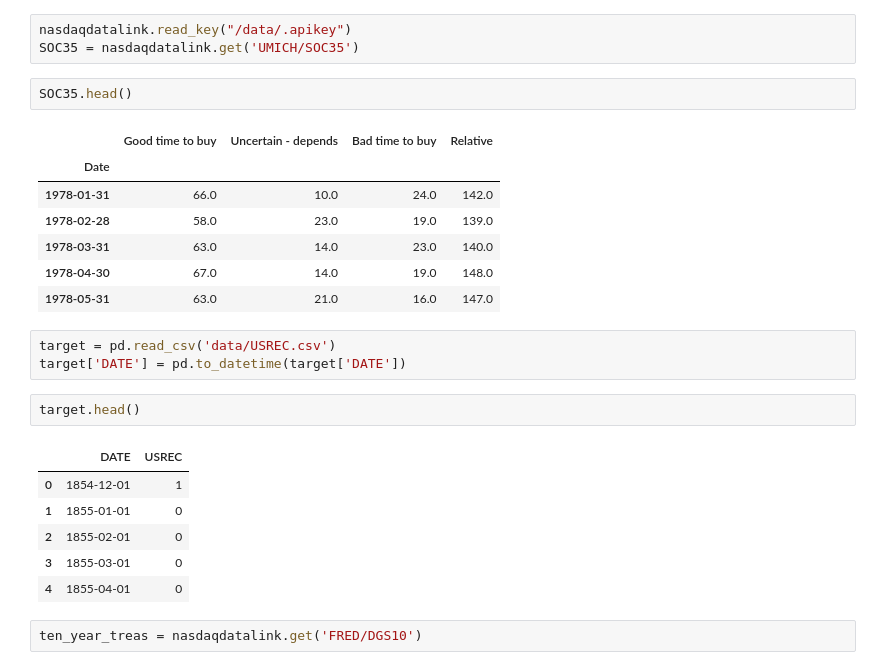
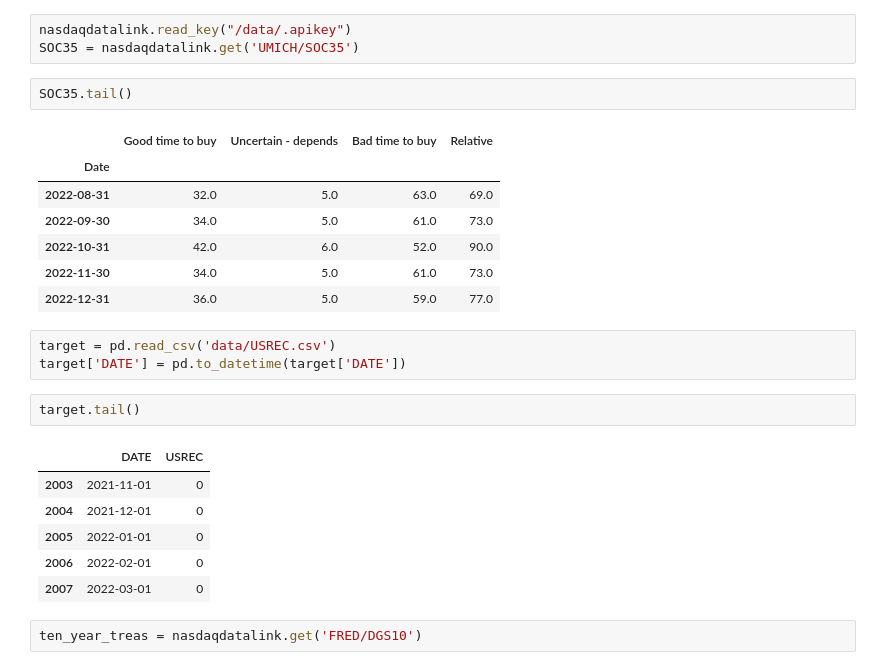
Before and after one commit to Janst1000/RecessionPredictor, a Jupyter notebook: data_cleaning.ipynb, the cells around one changed output. Saved outputs shown, nothing was run; the diff lists cells and outputs as text.

```diff
--- a/data_cleaning.ipynb
+++ b/data_cleaning.ipynb
@@ -7,27 +7,27 @@ import matplotlib.pyplot as plt
 nasdaqdatalink.read_key("/data/.apikey")
 SOC35 = nasdaqdatalink.get('UMICH/SOC35')
 # %%
-SOC35.head()
+SOC35.tail()
 # %% [output]
 |  | Good time to buy | Uncertain - depends | Bad time to buy | Relative |
 | Date |  |  |  |  |
-| 1978-01-31 | 66.0 | 10.0 | 24.0 | 142.0 |
-| 1978-02-28 | 58.0 | 23.0 | 19.0 | 139.0 |
-| 1978-03-31 | 63.0 | 14.0 | 23.0 | 140.0 |
-| 1978-04-30 | 67.0 | 14.0 | 19.0 | 148.0 |
-| 1978-05-31 | 63.0 | 21.0 | 16.0 | 147.0 |
+| 2022-08-31 | 32.0 | 5.0 | 63.0 | 69.0 |
+| 2022-09-30 | 34.0 | 5.0 | 61.0 | 73.0 |
+| 2022-10-31 | 42.0 | 6.0 | 52.0 | 90.0 |
+| 2022-11-30 | 34.0 | 5.0 | 61.0 | 73.0 |
+| 2022-12-31 | 36.0 | 5.0 | 59.0 | 77.0 |
 # %%
 target = pd.read_csv('data/USREC.csv')
 target['DATE'] = pd.to_datetime(target['DATE'])
 # %%
-target.head()
+target.tail()
 # %% [output]
 |  | DATE | USREC |
-| 0 | 1854-12-01 | 1 |
-| 1 | 1855-01-01 | 0 |
-| 2 | 1855-02-01 | 0 |
-| 3 | 1855-03-01 | 0 |
-| 4 | 1855-04-01 | 0 |
+| 2003 | 2021-11-01 | 0 |
+| 2004 | 2021-12-01 | 0 |
+| 2005 | 2022-01-01 | 0 |
+| 2006 | 2022-02-01 | 0 |
+| 2007 | 2022-03-01 | 0 |
 # %%
 ten_year_treas = nasdaqdatalink.get('FRED/DGS10')
 # %%
```
Also changed, not shown: parts of 9 cells of this notebook.
